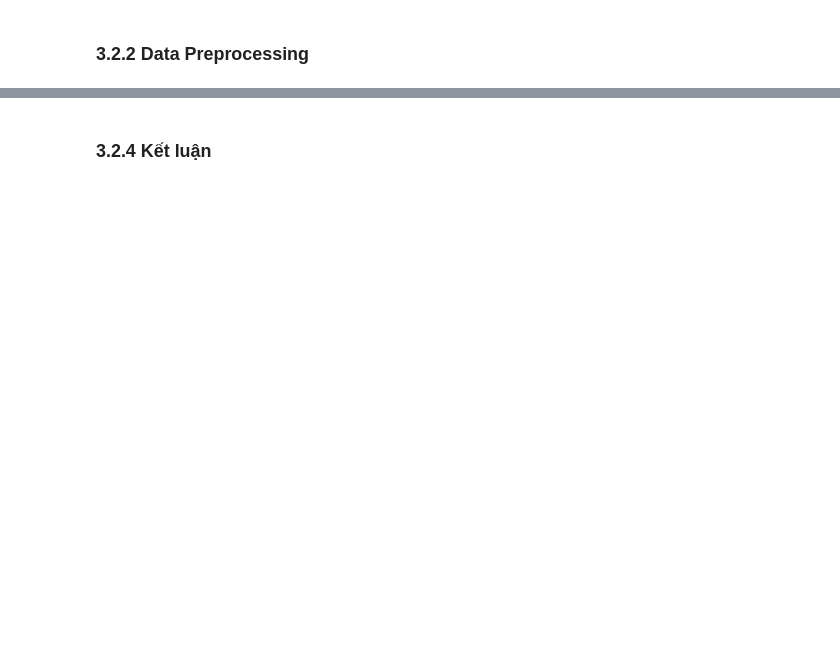
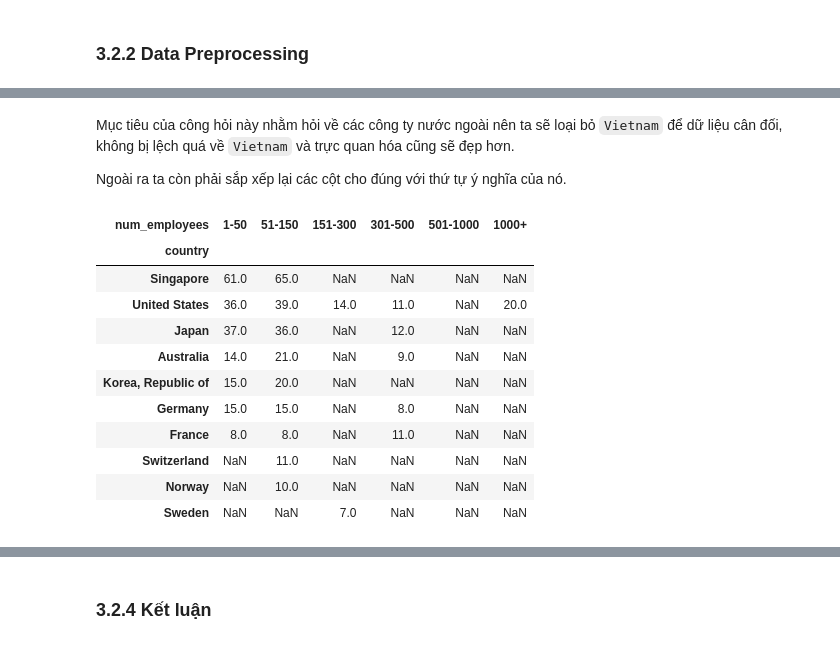
Before and after one commit to huyle-itus/P4DS_FinalProject, a Jupyter notebook: FinalProject.ipynb, the cells around one changed output, grey strips where cells are left out. Saved outputs shown, nothing was run; the diff lists cells and outputs as text; code cells hidden in the pictures; blank space fills up the shorter version.

```diff
--- a/FinalProject.ipynb
+++ b/FinalProject.ipynb
@@ -417,0 +649,21 @@ Tuy nhiên dữ liệu ở 2 cột `three_reasons` và `description` có các d
+# %% [markdown]
+Mục tiêu của công hỏi này nhằm hỏi về các công ty nước ngoài nên ta sẽ loại bỏ `Vietnam` để dữ liệu cân đối, không bị lệch quá về `Vietnam` và trực quan hóa cũng sẽ đẹp hơn.
+
+Ngoài ra ta còn phải sắp xếp lại các cột cho đúng với thứ tự ý nghĩa của nó.
+# %%
+country_size_num = country_size_num.unstack().drop("Vietnam")
+country_size_num = country_size_num[["1-50","51-150","151-300","301-500","501-1000","1000+"]]
+country_size_num
+# %% [output]
+| num_employees | 1-50 | 51-150 | 151-300 | 301-500 | 501-1000 | 1000+ |
+| country |  |  |  |  |  |  |
+| Singapore | 61.0 | 65.0 | NaN | NaN | NaN | NaN |
+| United States | 36.0 | 39.0 | 14.0 | 11.0 | NaN | 20.0 |
+| Japan | 37.0 | 36.0 | NaN | 12.0 | NaN | NaN |
+| Australia | 14.0 | 21.0 | NaN | 9.0 | NaN | NaN |
+| Korea, Republic of | 15.0 | 20.0 | NaN | NaN | NaN | NaN |
+| Germany | 15.0 | 15.0 | NaN | 8.0 | NaN | NaN |
+| France | 8.0 | 8.0 | NaN | 11.0 | NaN | NaN |
+| Switzerland | NaN | 11.0 | NaN | NaN | NaN | NaN |
+| Norway | NaN | 10.0 | NaN | NaN | NaN | NaN |
+| Sweden | NaN | NaN | 7.0 | NaN | NaN | NaN |
```
Also changed, not shown: parts of 46 cells of this notebook.
